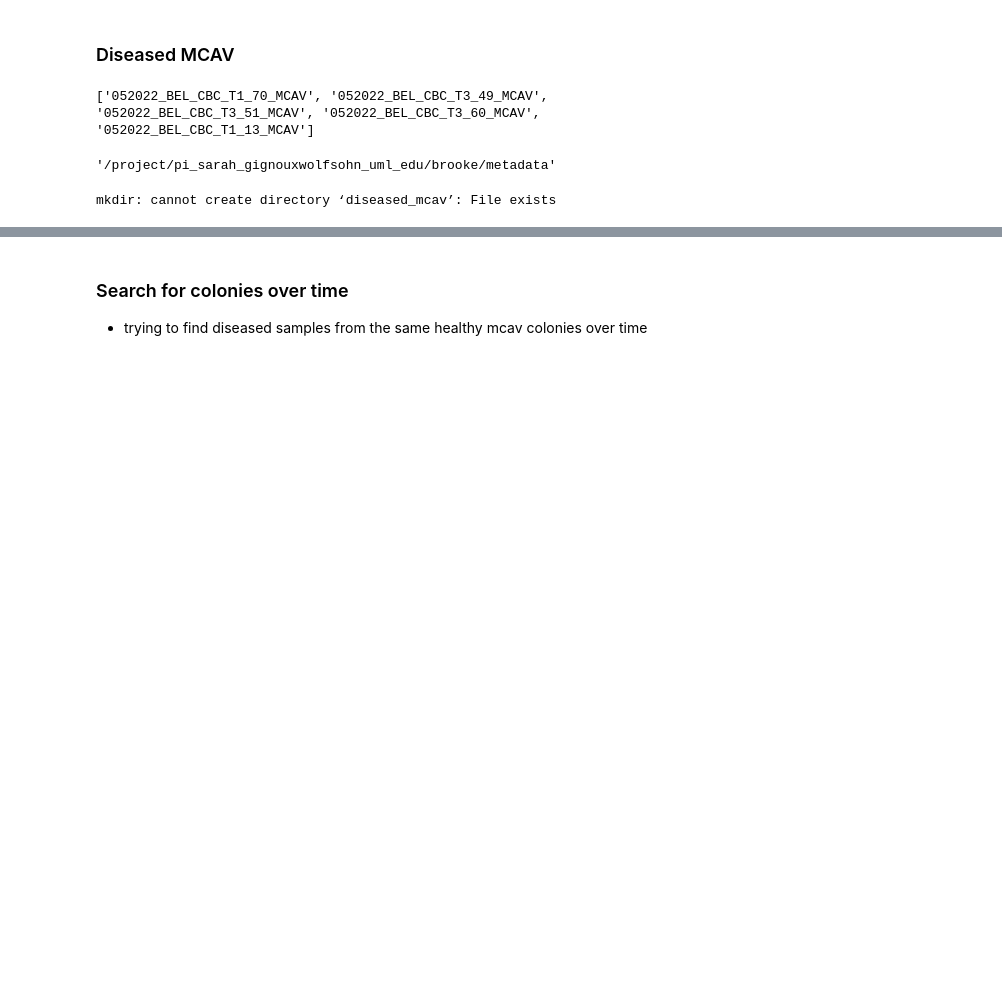
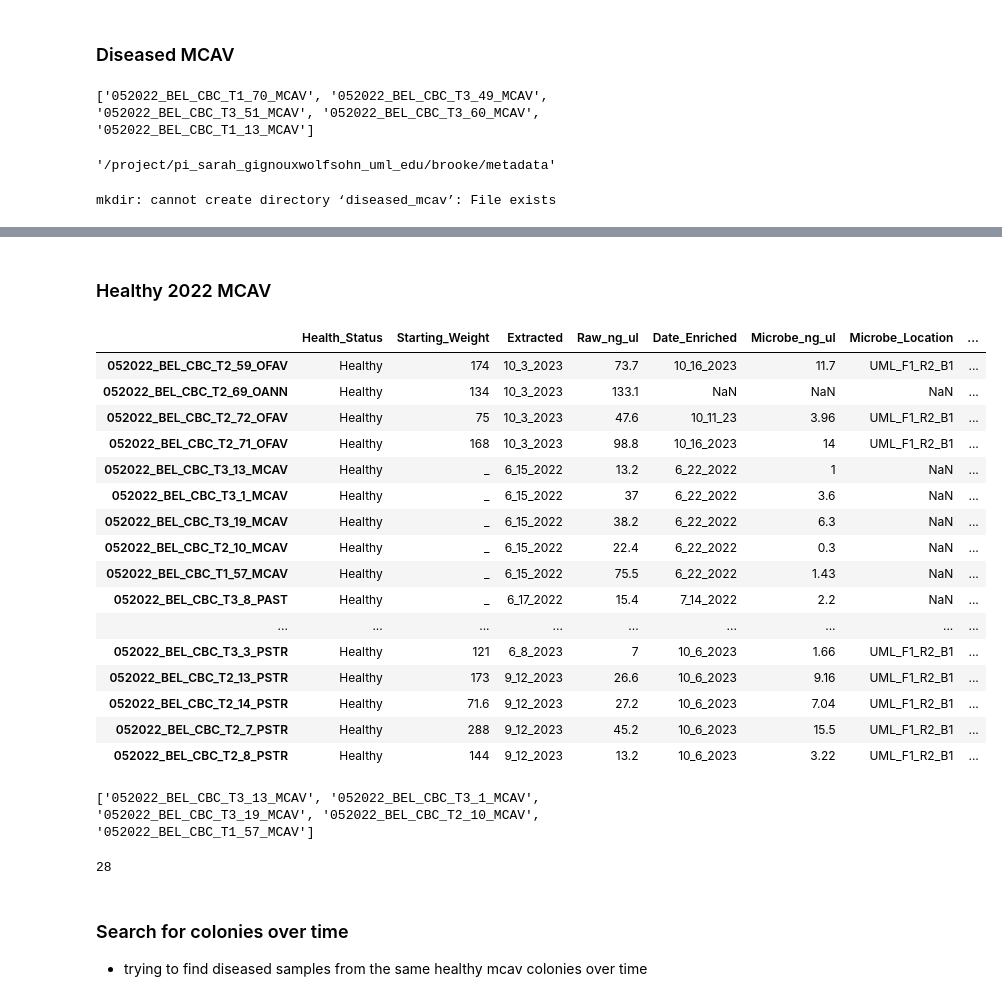
Before and after one commit to brookewicz/CBC_metagenomics, a Jupyter notebook: filtered_sample_lists.ipynb, the cells around one changed output, grey strips where cells are left out. Cells and saved outputs as stored; diff of their text form; code cells hidden in the pictures; blank space fills up the shorter version.

```diff
--- a/filtered_sample_lists.ipynb
+++ b/filtered_sample_lists.ipynb
@@ -238,0 +331,23 @@ os.chdir('/project/pi_sarah_gignouxwolfsohn_uml_edu/brooke/metadata/')
+# %% [markdown]
+### Healthy 2022 MCAV
+# %%
+healthy_2022=sample_data[healthy & (sample_data["Year"]=="2022")]
+healthy_2022
+# %% [output]
+|  | Health_Status | Starting_Weight | Extracted | Raw_ng_ul | Date_Enriched | Microbe_ng_ul | Microbe_Location | ... |
+| 052022_BEL_CBC_T2_59_OFAV | Healthy | 174 | 10_3_2023 | 73.7 | 10_16_2023 | 11.7 | UML_F1_R2_B1 | ... |
+| 052022_BEL_CBC_T2_69_OANN | Healthy | 134 | 10_3_2023 | 133.1 | NaN | NaN | NaN | ... |
+| 052022_BEL_CBC_T2_72_OFAV | Healthy | 75 | 10_3_2023 | 47.6 | 10_11_23 | 3.96 | UML_F1_R2_B1 | ... |
+| 052022_BEL_CBC_T2_71_OFAV | Healthy | 168 | 10_3_2023 | 98.8 | 10_16_2023 | 14 | UML_F1_R2_B1 | ... |
+| 052022_BEL_CBC_T3_13_MCAV | Healthy | _ | 6_15_2022 | 13.2 | 6_22_2022 | 1 | NaN | ... |
+| 052022_BEL_CBC_T3_1_MCAV | Healthy | _ | 6_15_2022 | 37 | 6_22_2022 | 3.6 | NaN | ... |
+| 052022_BEL_CBC_T3_19_MCAV | Healthy | _ | 6_15_2022 | 38.2 | 6_22_2022 | 6.3 | NaN | ... |
+| 052022_BEL_CBC_T2_10_MCAV | Healthy | _ | 6_15_2022 | 22.4 | 6_22_2022 | 0.3 | NaN | ... |
+| 052022_BEL_CBC_T1_57_MCAV | Healthy | _ | 6_15_2022 | 75.5 | 6_22_2022 | 1.43 | NaN | ... |
+| 052022_BEL_CBC_T3_8_PAST | Healthy | _ | 6_17_2022 | 15.4 | 7_14_2022 | 2.2 | NaN | ... |
+| ... | ... | ... | ... | ... | ... | ... | ... | ... |
+| 052022_BEL_CBC_T3_3_PSTR | Healthy | 121 | 6_8_2023 | 7 | 10_6_2023 | 1.66 | UML_F1_R2_B1 | ... |
+| 052022_BEL_CBC_T2_13_PSTR | Healthy | 173 | 9_12_2023 | 26.6 | 10_6_2023 | 9.16 | UML_F1_R2_B1 | ... |
+| 052022_BEL_CBC_T2_14_PSTR | Healthy | 71.6 | 9_12_2023 | 27.2 | 10_6_2023 | 7.04 | UML_F1_R2_B1 | ... |
+| 052022_BEL_CBC_T2_7_PSTR | Healthy | 288 | 9_12_2023 | 45.2 | 10_6_2023 | 15.5 | UML_F1_R2_B1 | ... |
+| 052022_BEL_CBC_T2_8_PSTR | Healthy | 144 | 9_12_2023 | 13.2 | 10_6_2023 | 3.22 | UML_F1_R2_B1 | ... |
@@ -238,0 +357,13 @@ os.chdir('/project/pi_sarah_gignouxwolfsohn_uml_edu/brooke/metadata/')
+# %%
+# Filter for sample names including "MCAV"
+healthy_2022_MCAV = [sample_name for sample_name in healthy_2022_samples if "MCAV" in sample_name]
+
+# Print or use the filtered_samples list as needed
+print(healthy_2022_MCAV)
+# %% [output]
+['052022_BEL_CBC_T3_13_MCAV', '052022_BEL_CBC_T3_1_MCAV', '052022_BEL_CBC_T3_19_MCAV', '052022_BEL_CBC_T2_10_MCAV', '052022_BEL_CBC_T1_57_MCAV']
+# %%
+# total mcav samples should be 28
+len(margin_MCAV)+len(disease_MCAV)+len(healthy_2019_MCAV)+len(healthy_2022_MCAV)
+# %% [output]
+28
```
Also changed, not shown: parts of 22 cells of this notebook.
